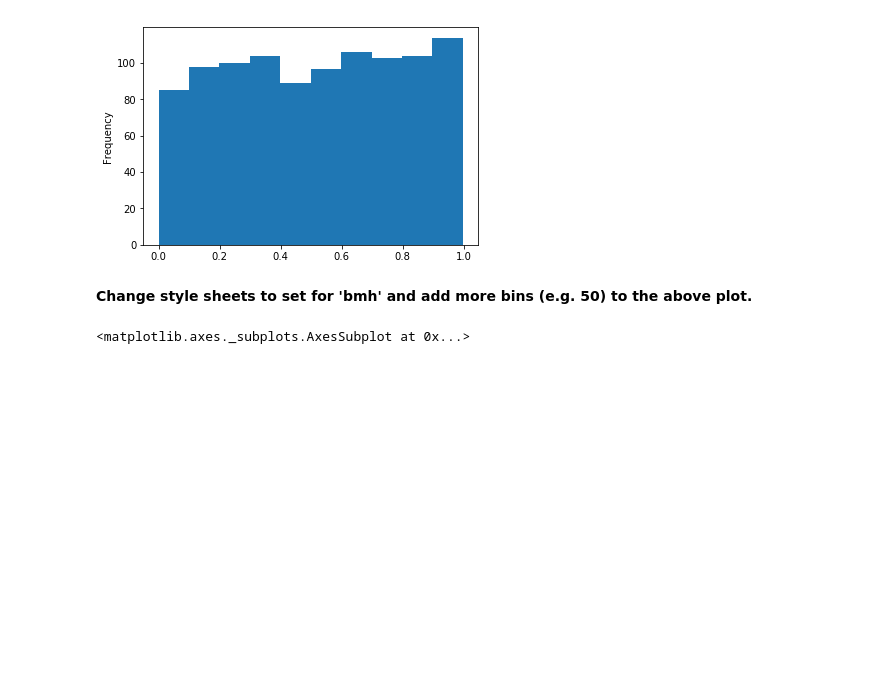
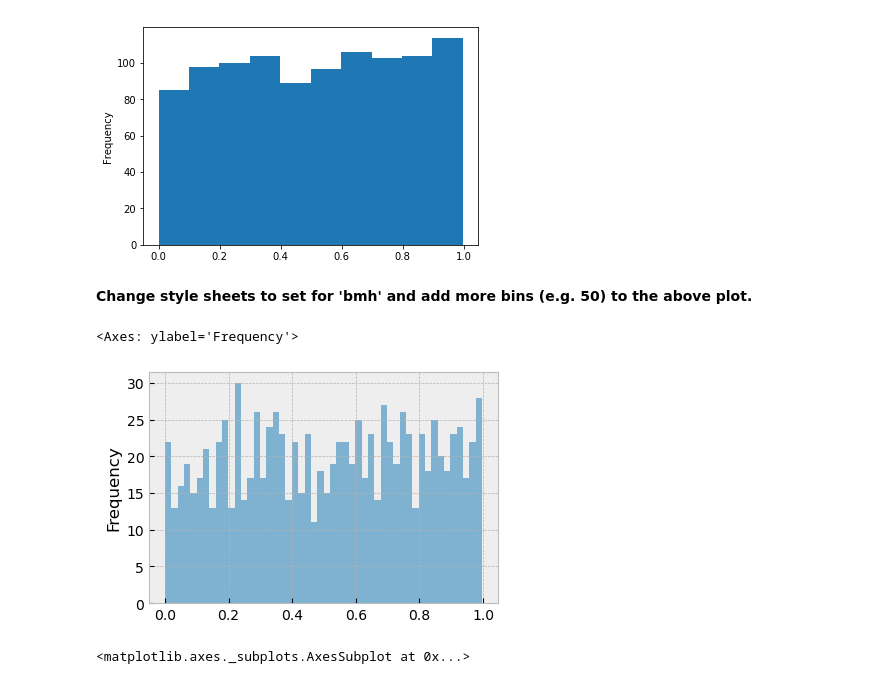
Before and after one commit to monimahmadh/Data-Science, a Jupyter notebook: All Assignments/Assignment Module 8/Pandas_Data_Vis_Assignment.ipynb, the cells around one changed output. Saved outputs shown, nothing was run; the diff lists cells and outputs as text; code cells hidden in the pictures; blank space fills up the shorter version.

```diff
--- a/All Assignments/Assignment Module 8/Pandas_Data_Vis_Assignment.ipynb
+++ b/All Assignments/Assignment Module 8/Pandas_Data_Vis_Assignment.ipynb
@@ -92,3 +91,10 @@ df[["d"]].plot(kind="hist", legend=False, figsize=(4,3))
+# %%
+# Code goes here!
+plt.style.use("bmh")
+df[["d"]].plot(kind="hist", legend=False, figsize=(4.5,3), bins=50, alpha=0.6)
+# %% [output]
+<Axes: ylabel='Frequency'>
+[figure, added]
 # %%
 # %% [output]
 <matplotlib.axes._subplots.AxesSubplot at 0x...>
```
Also changed, not shown: parts of 8 cells of this notebook.
